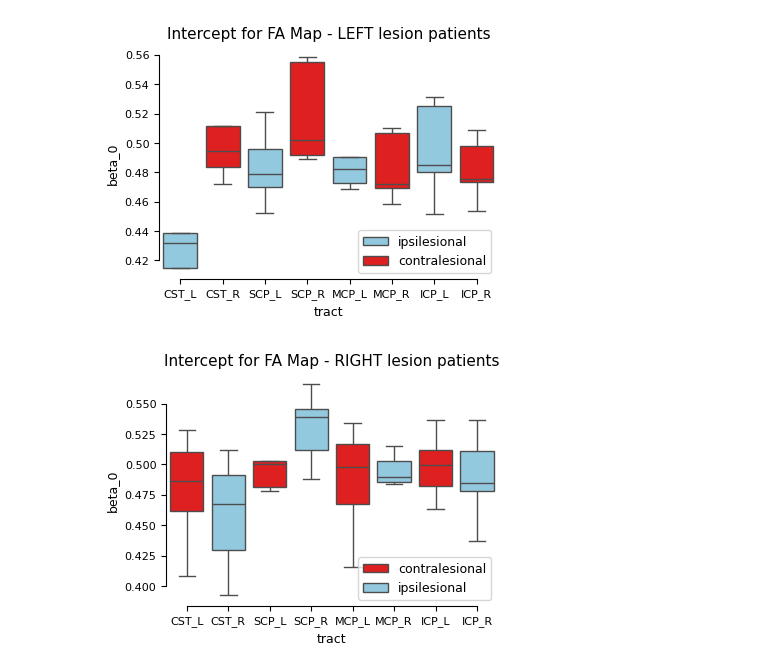
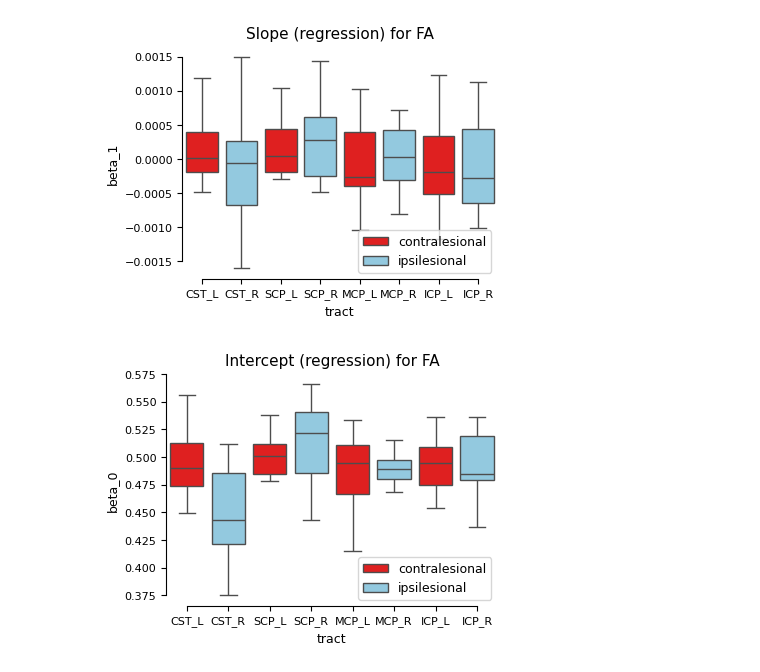
Before and after one commit to medhakp/smarts_cerebellum, a Jupyter notebook: notebooks/slope_mean_DTI.ipynb, the cells around one changed output. Saved outputs shown, nothing was run; the diff lists cells and outputs as text; code cells hidden in the pictures.

```diff
--- a/notebooks/slope_mean_DTI.ipynb
+++ b/notebooks/slope_mean_DTI.ipynb
@@ -12,30 +12,26 @@ controls = ['CUP_1001', 'CUP_1002', 'JHP_1001', 'JHP_1002', 'JHP_1004']
 df = df[~df.subj_id.isin(controls)]
 
 df['region_bilat'] = df['tract'].str[:3]
-
-df.loc[(df.LesionSide == 'left ') * (df.tract.str[-1] == 'L'), 'side'] = 'ipsilesional'
-df.loc[(df.LesionSide == 'left ') * (df.tract.str[-1] == 'R'), 'side'] = 'contralesional'
-
-df.loc[(df.LesionSide == 'right') * (df.tract.str[-1] == 'L'), 'side'] = 'contralesional'
-df.loc[(df.LesionSide == 'right') * (df.tract.str[-1] == 'R'), 'side'] = 'ipsilesional'
-
+# all lesions flipped to the right
+df.loc[(df.tract.str[-1] == 'L'), 'side'] = 'contralesional'
+df.loc[(df.tract.str[-1] == 'R'), 'side'] = 'ipsilesional'
 
 colours = ['red', 'skyblue'] # contra, ipsi
+# %%
+fig, ax = plt.subplots(figsize = (4,3), constrained_layout = True)
+sns.boxplot(x = 'tract', y = 'beta_1', data = df, showfliers = False, hue = 'side', palette = colours)
+plt.title("Slope (regression) for FA")
+plt.legend(loc = 'lower right')
+sns.despine(trim = True)
+plt.show()
+# %% [output]
+[figure, added]
 # %%
 fig, ax = plt.subplots(figsize = (4,3), constrained_layout = True)
-sns.boxplot(x = 'tract', y = 'beta_0', data = df[df.LesionSide == 'left '], showfliers = False, hue = 'side', palette = colours[::-1])
-plt.title("Intercept for FA Map - LEFT lesion patients")
-plt.legend(loc = 'lower right')
-
-sns.despine(trim = True)
-
-fig, ax = plt.subplots(figsize = (4,3), constrained_layout = True)
-sns.boxplot(x = 'tract', y = 'beta_0', data = df[df.LesionSide == 'right'], showfliers = False, hue = 'side', palette = colours)
-plt.title("Intercept for FA Map - RIGHT lesion patients")
+sns.boxplot(x = 'tract', y = 'beta_0', data = df, showfliers = False, hue = 'side', palette = colours)
+plt.title("Intercept (regression) for FA")
 plt.legend(loc = 'lower right')
 sns.despine(trim = True)
-
 plt.show()
 # %% [output]
-[figure, old version]
+[figure, new version]
-[figure, removed]
```
Also changed, not shown: parts of 1 cell of this notebook, 7 other files.
